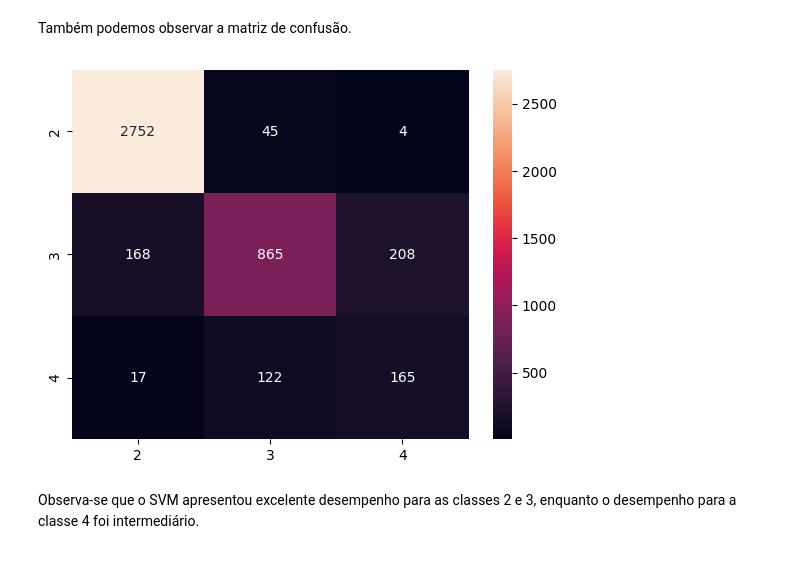
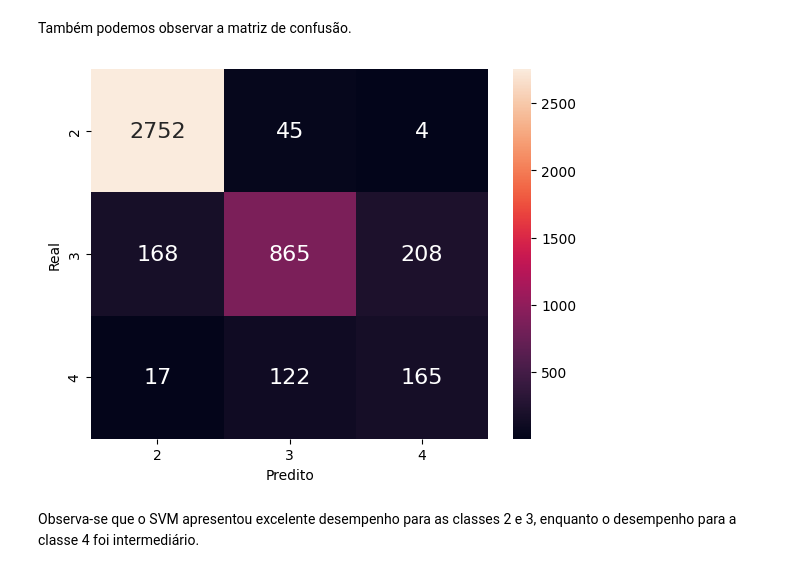
Before and after one commit to ComicDeath/Proton-Collision-Classifier, a Jupyter notebook: Proton-Collision-Classifier.ipynb, the cells around one changed output. Drawn from its saved outputs; the diff is of its cells as text; code cells hidden in the pictures.

```diff
--- a/Proton-Collision-Classifier.ipynb
+++ b/Proton-Collision-Classifier.ipynb
@@ -687,5 +718,5 @@ def objetivo_rl(trial, X, y, num_folds):
 # %%
-nome_do_estudo = "rl_nJets"
+nome_do_estudo = "logistic_reg_nJets"
 
 study_rl = optuna.create_study(
     direction="maximize",
@@ -831,0 +955,13 @@ Número do melhor trial: 72
+# %%
+params_corrigidos = study_rf.best_trial.params.copy()
+
+if "num_arvores" in params_corrigidos:
+    params_corrigidos["n_estimators"] = params_corrigidos.pop("num_arvores")
+if "criterio" in params_corrigidos:
+    params_corrigidos["criterion"] = params_corrigidos.pop("criterio")
+if "min_exemplos_split" in params_corrigidos:
+    params_corrigidos["min_samples_split"] = params_corrigidos.pop("min_exemplos_split")
+if "min_exemplos_folha" in params_corrigidos:
+    params_corrigidos["min_samples_leaf"] = params_corrigidos.pop("min_exemplos_folha")
+if "num_max_atributos" in params_corrigidos:
+    params_corrigidos["max_features"] = params_corrigidos.pop("num_max_atributos")
@@ -832,7 +972,7 @@ Número do melhor trial: 72
 # %%
 modelo_rf_pipeline = make_pipeline(
     StandardScaler(),
-    RandomForestClassifier(**study_rf.best_trial.params)
+    RandomForestClassifier(**params_corrigidos)
 )
 
 modelo_rf_pipeline.fit(X_treino, y_treino)
@@ -1023,15 +1196,12 @@ F1-score ponderado final: 0.8694481644494442
 # %% [markdown]
 Também podemos observar a matriz de confusão.
 # %%
-ordem_labels = df["nJets"].unique().tolist()
-
-
 matriz_conf = confusion_matrix(y_teste, y_pred, labels=ordem_labels)
 df_conf = pd.DataFrame(matriz_conf, ordem_labels, ordem_labels)
-
-sns.heatmap(df_conf, annot=True, fmt="d");
+eixo = sns.heatmap(df_conf, annot=True, annot_kws={"size": 16}, fmt="d")
+eixo.set(xlabel="Predito", ylabel="Real");
 # %% [output]
-[figure, old version]
+[figure, new version]
 # %% [markdown]
 Observa-se que o SVM apresentou excelente desempenho para as classes 2 e 3, enquanto o desempenho para a classe 4 foi intermediário.
 # %% [markdown]
```
Also changed, not shown: parts of 80 cells of this notebook.
